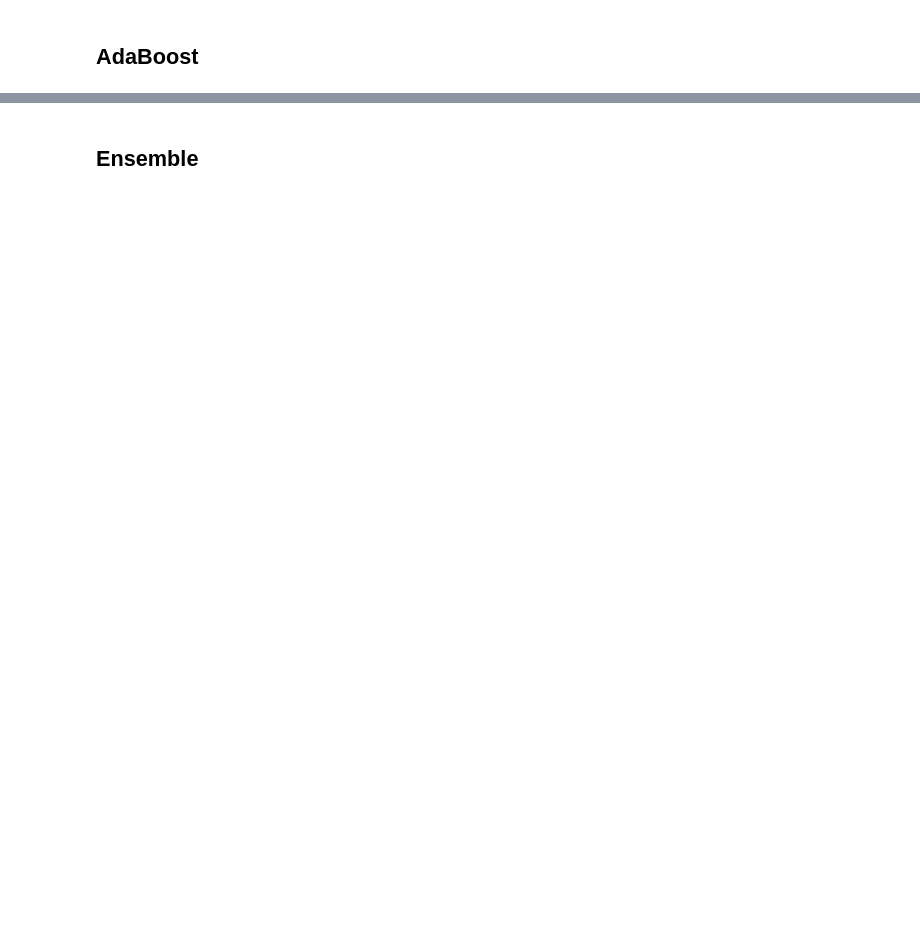
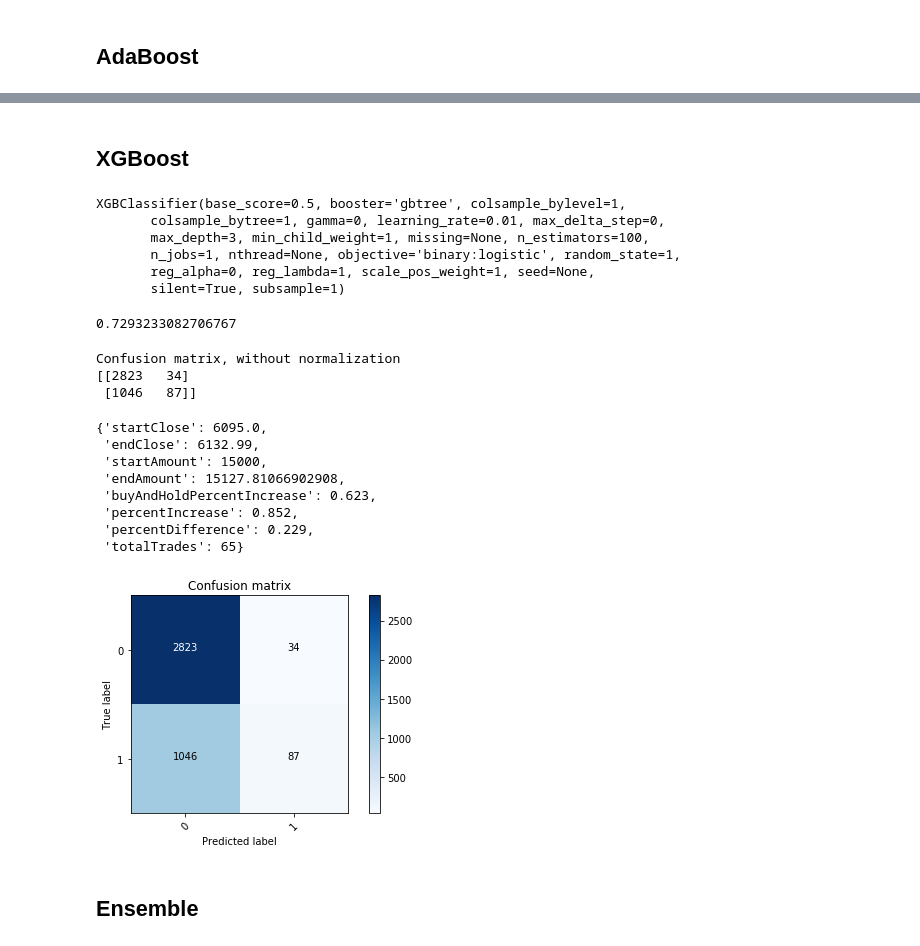
Before and after one commit to iaghidro/stock-predictor, a Jupyter notebook: notebook-files/binaryClassificationBTC.ipynb, the cells around one changed output, grey strips where cells are left out. Cells and saved outputs as stored; diff of their text form; code cells hidden in the pictures; blank space fills up the shorter version.

```diff
--- a/notebook-files/binaryClassificationBTC.ipynb
+++ b/notebook-files/binaryClassificationBTC.ipynb
@@ -1027,3 +544,4 @@ ada.score(df_test.values,p.test[dep])
 # %%
 preds = ada.predict(df_test.values)
+testPred.predicted = preds
 # %%
@@ -1065,3 +575,41 @@ p.result
+# %% [markdown]
+## XGBoost
+# %%
+import xgboost as xgb
+xg_boost=xgb.XGBClassifier(random_state=1,learning_rate=0.01)
+#fit the model to the training data
+xg_boost.fit(df.values, y)
+# %% [output]
+XGBClassifier(base_score=0.5, booster='gbtree', colsample_bylevel=1,
+       colsample_bytree=1, gamma=0, learning_rate=0.01, max_delta_step=0,
+       max_depth=3, min_child_weight=1, missing=None, n_estimators=100,
+       n_jobs=1, nthread=None, objective='binary:logistic', random_state=1,
+       reg_alpha=0, reg_lambda=1, scale_pos_weight=1, seed=None,
+       silent=True, subsample=1)
+# %%
+xg_boost.score(df_test.values,p.test[dep])
+# %% [output]
+0.7293233082706767
+# %%
+preds = xg_boost.predict(df_test.values)
+p.confusion_matrix(p.test[dep], preds, ['0', '1'], [0, 1])
+testPred.predicted = preds
+p.calculate_accuracy(testPred)
+p.calculate_net_profit(testPred, 15000, 0)
+p.result
+# %% [output]
+Confusion matrix, without normalization
+[[2823   34]
+ [1046   87]]
+{'startClose': 6095.0,
+ 'endClose': 6132.99,
+ 'startAmount': 15000,
+ 'endAmount': 15127.81066902908,
+ 'buyAndHoldPercentIncrease': 0.623,
+ 'percentIncrease': 0.852,
+ 'percentDifference': 0.229,
+ 'totalTrades': 65}
+[figure, added]
 # %% [markdown]
 ## Ensemble
 # %%
```
Also changed, not shown: parts of 35 cells of this notebook, 5 other files.
